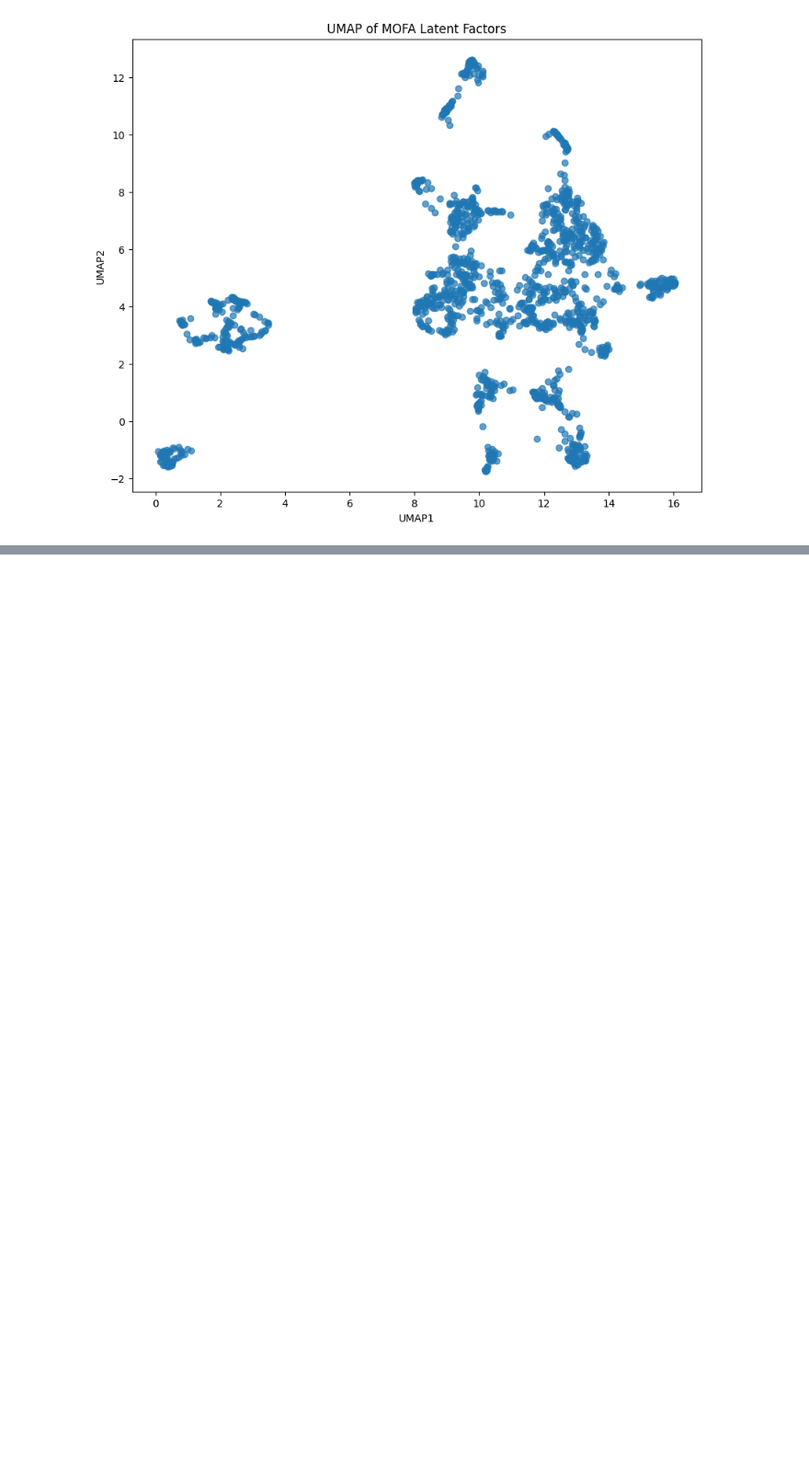
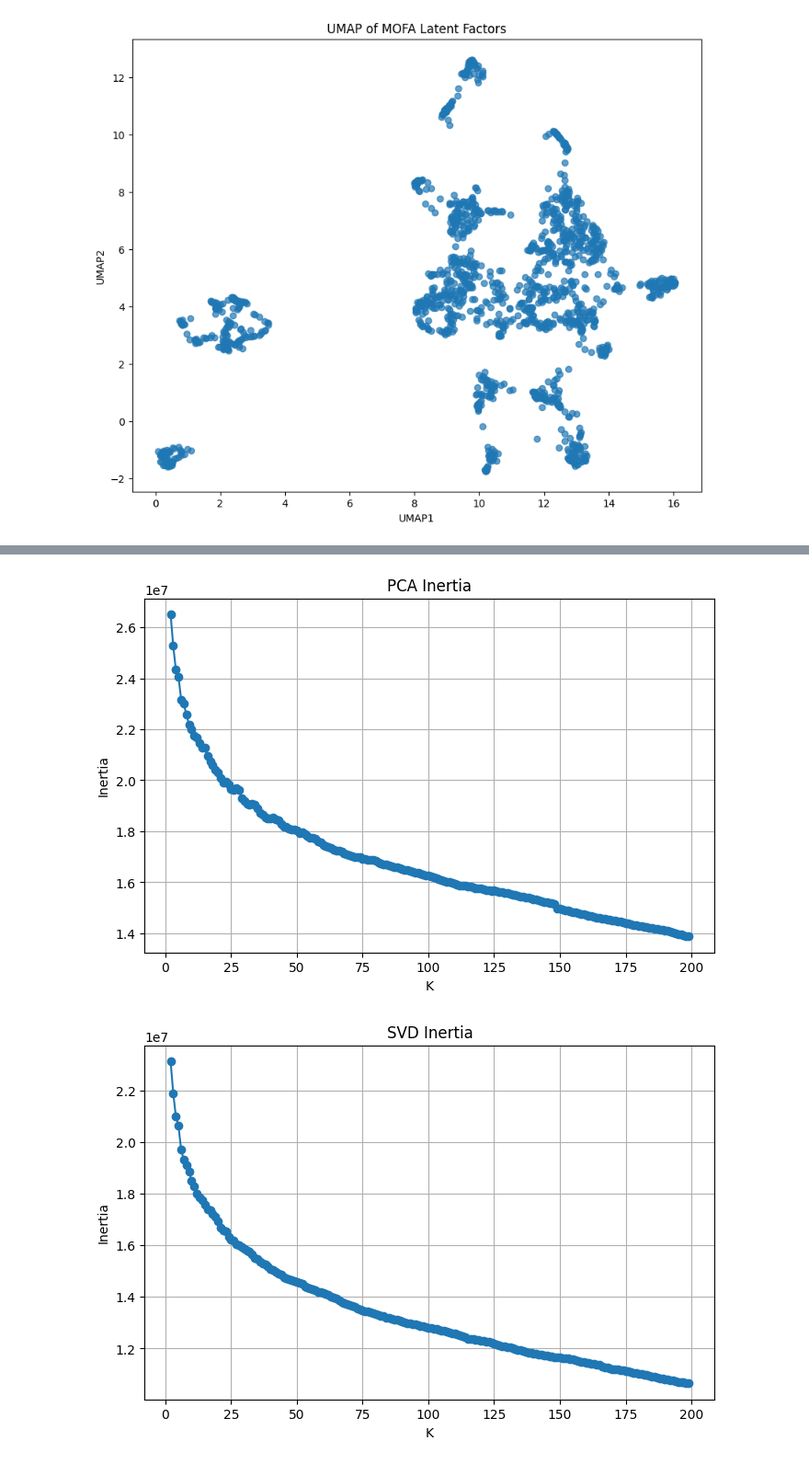
Before and after one commit to ShankaraNG/astrazeneca, a Jupyter notebook: research_notebook/pipeline.ipynb, the cells around one changed output, grey strips where cells are left out. Shown at 92% size. Drawn from its saved outputs; the diff is of its cells as text; code cells hidden in the pictures; blank space fills up the shorter version.

```diff
--- a/research_notebook/pipeline.ipynb
+++ b/research_notebook/pipeline.ipynb
@@ -2848,0 +2998,23 @@ plt.show()
+# %%
+kmeans_results = []
+
+for method, X in embedding_dict.items():
+
+   for k in range(2, 200):
+
+        kmeans = KMeans(
+            n_clusters=k,
+            random_state=42
+        )
+
+        labels = kmeans.fit_predict(X)
+
+        kmeans_results.append({
+            "Method": method,
+            "K": k,
+            "Inertia": kmeans.inertia_,
+            "Silhouette": silhouette_score(X, labels),
+        })
+
+kmeans_results_df = pd.DataFrame(kmeans_results)
+print(kmeans_results_df)
@@ -2848,0 +3050,23 @@ plt.show()
+# %%
+for method in kmeans_results_df["Method"].unique():
+
+    subset = kmeans_results_df[
+        kmeans_results_df["Method"] == method
+    ]
+
+    plt.figure(figsize=(8,5))
+
+    plt.plot(
+        subset["K"],
+        subset["Inertia"],
+        marker="o"
+    )
+
+    plt.title(f"{method} Inertia")
+    plt.xlabel("K")
+    plt.ylabel("Inertia")
+    plt.grid(True)
+    plt.show()
+# %% [output]
+[figure, added]
+[figure, added]
```
Also changed, not shown: parts of 40 cells of this notebook, 4 other files.
